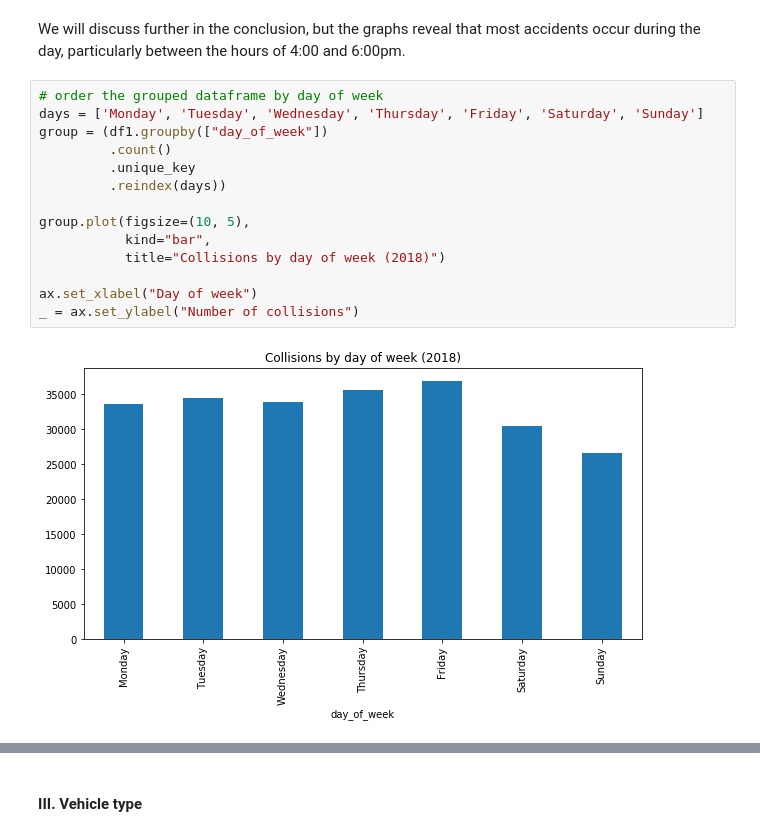
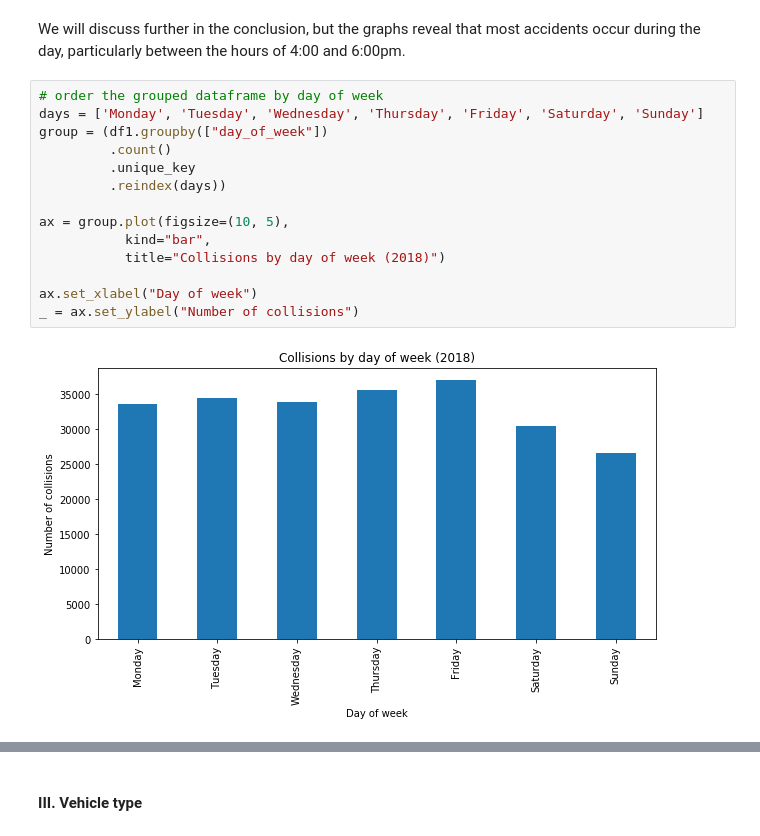
Before and after one commit to dan55/collisions, a Jupyter notebook: collisions.ipynb, the cells around one changed output, grey strips where cells are left out. Saved outputs shown, nothing was run; the diff lists cells and outputs as text.

```diff
--- a/collisions.ipynb
+++ b/collisions.ipynb
@@ -174,16 +176,16 @@ We will discuss further in the conclusion, but the graphs reveal that most accid
 # %%
 # order the grouped dataframe by day of week
 days = ['Monday', 'Tuesday', 'Wednesday', 'Thursday', 'Friday', 'Saturday', 'Sunday']
 group = (df1.groupby(["day_of_week"])
          .count()
          .unique_key
          .reindex(days))
 
-group.plot(figsize=(10, 5),
+ax = group.plot(figsize=(10, 5),
            kind="bar",
            title="Collisions by day of week (2018)")
 
 ax.set_xlabel("Day of week")
 _ = ax.set_ylabel("Number of collisions")
 # %% [output]
-[figure, old version]
+[figure, new version]
```
Also changed, not shown: parts of 31 cells of this notebook.
